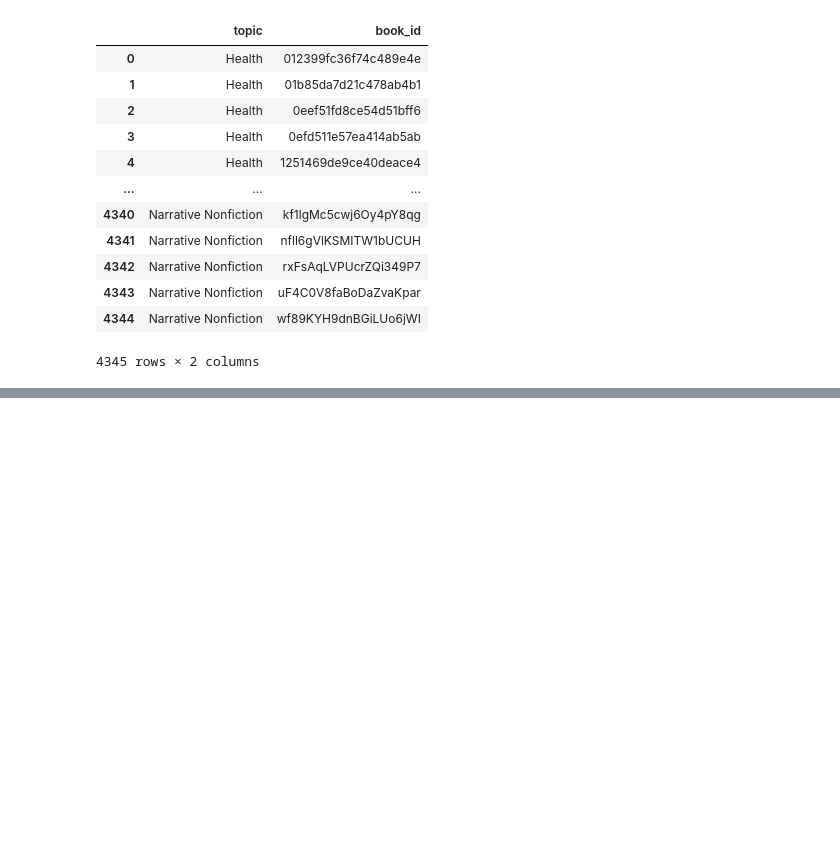
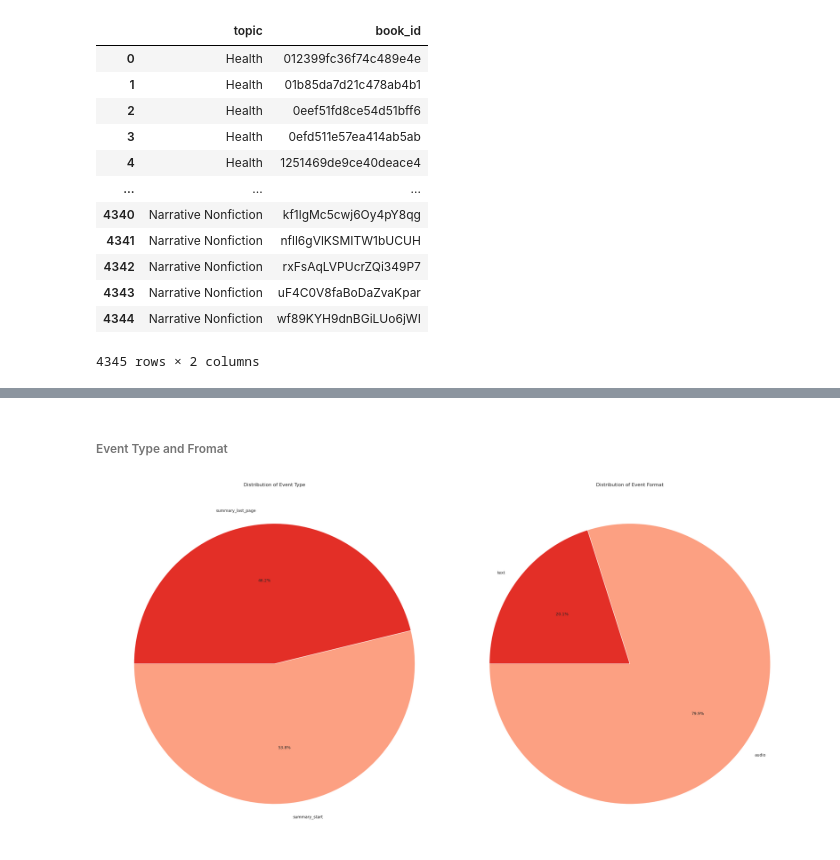
Before and after one commit to PavloKukurik/Test_task_PA_Headway, a Jupyter notebook: test.ipynb, the cells around one changed output, grey strips where cells are left out. Drawn from its saved outputs; the diff is of its cells as text; code cells hidden in the pictures; blank space fills up the shorter version.

```diff
--- a/test.ipynb
+++ b/test.ipynb
@@ -300,0 +331,24 @@ Column: book_id, type: object
+# %%
+def plot_event_distributions(df_name: pd.DataFrame) -> plt.Figure():
+
+    type_event = df_name['event_type'].value_counts()
+    event_format = df_name['event_properties_format'].value_counts()
+
+    sns.set_palette("Reds")
+
+    fig, axes = plt.subplots(1, 2, figsize=(25, 15))
+
+    axes[0].pie(type_event, labels=type_event.index, autopct="%1.1f%%", startangle=180, colors=sns.color_palette("Reds", len(type_event)))
+    axes[0].set_title("Distribution of Event Type")
+
+    axes[1].pie(event_format, labels=event_format.index, autopct="%1.1f%%", startangle=180, colors=sns.color_palette("Reds", len(event_format)))
+    axes[1].set_title("Distribution of Event Format")
+
+    plt.tight_layout()
+    plt.show()
+# %% [markdown]
+###### Event Type and Fromat
+# %%
+plot_event_distributions(df_cleaned)
+# %% [output]
+[figure, added]
```
Also changed, not shown: parts of 73 cells of this notebook, 1 other file.
